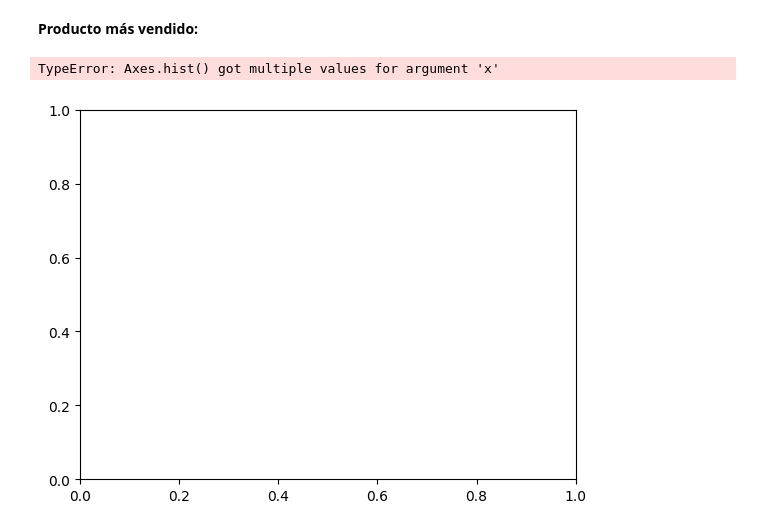
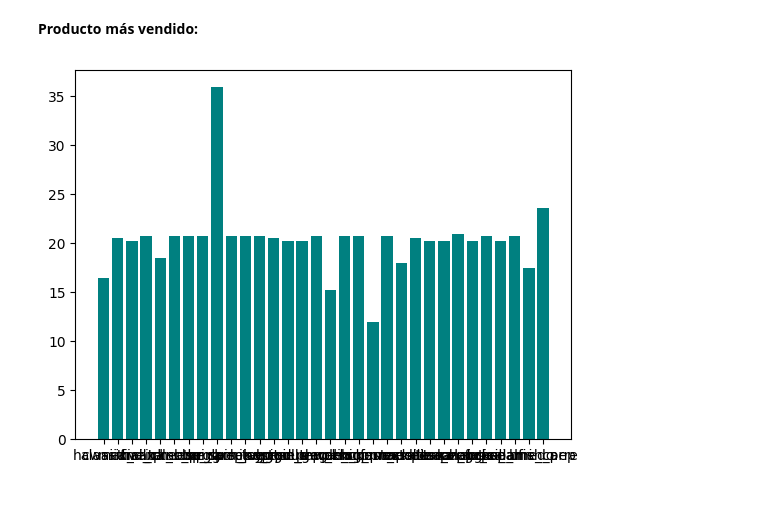
Before and after one commit to DJChincuini/PizzaParty__DataAnalytics-and-IA, a Jupyter notebook: Informe EDA.ipynb, the cells around one changed output. Cells and saved outputs as stored; diff of their text form; code cells hidden in the pictures; blank space fills up the shorter version.

```diff
--- a/Informe EDA.ipynb
+++ b/Informe EDA.ipynb
@@ -114,8 +114,7 @@ plt.show() # Enseño el gráfico
 **Producto más vendido:**
 # %%
 fig, ax = plt.subplots()
-ax.hist(df, x='name', y='price', color='teal')
+ax.bar(df['name'],df['price'], color='teal')
 plt.show()
 # %% [output]
-TypeError: Axes.hist() got multiple values for argument 'x'
-[figure, old version]
+[figure, new version]
```
